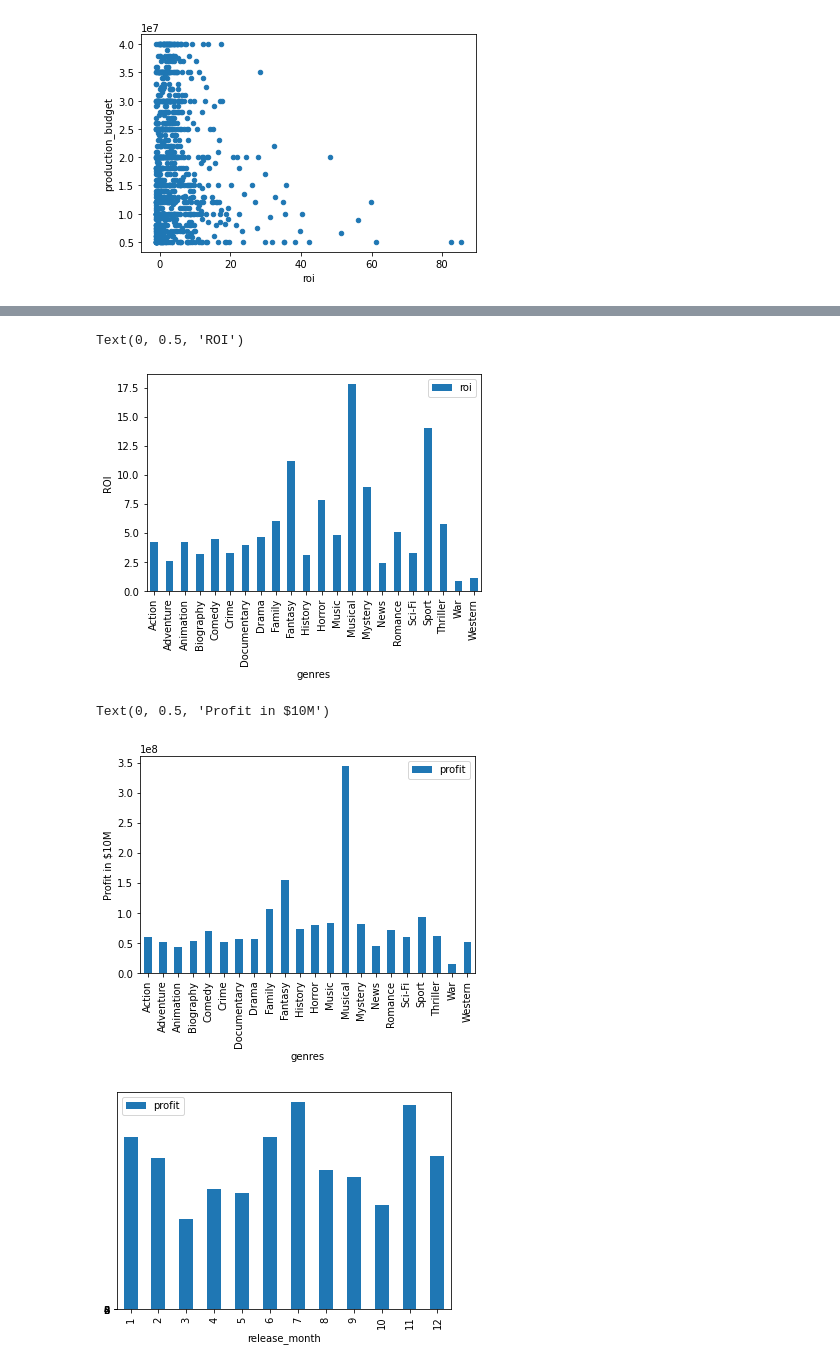
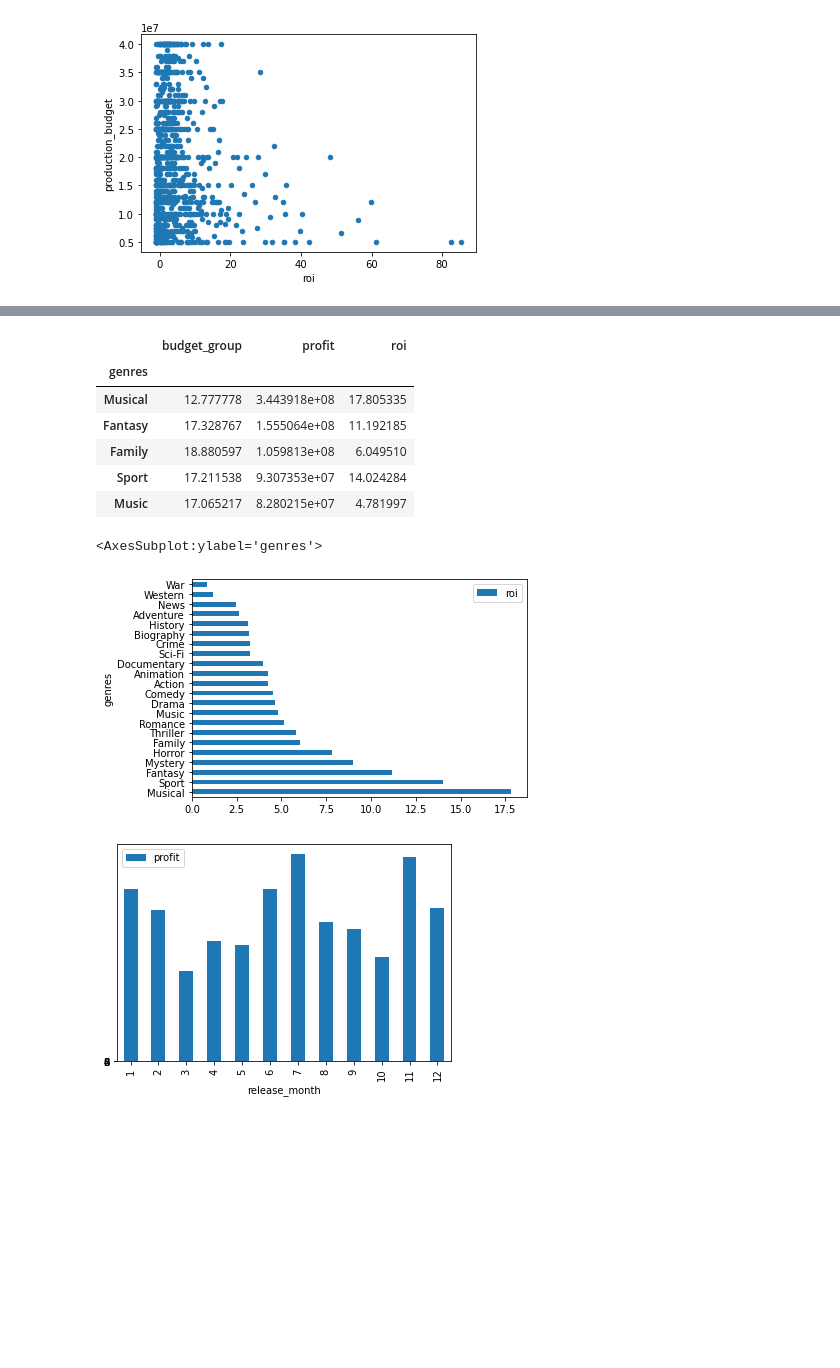
Before and after one commit to jaymhart76/phase_1_movie_data_project, a Jupyter notebook: phase_1 project.ipynb, the cells around one changed output, grey strips where cells are left out. Saved outputs shown, nothing was run; the diff lists cells and outputs as text; code cells hidden in the pictures; blank space fills up the shorter version.

```diff
--- a/phase_1 project.ipynb
+++ b/phase_1 project.ipynb
@@ -341,8 +383,10 @@ movie_budgets_w_review.head()
 | 12 Years a Slave | Oct 18, 2013 | 20000000.0 | 56671993.0 | 181025343.0 | 217697336.0 | 10.884867 | 7911 | ... |
 | 127 Hours | Nov 5, 2010 | 18000000.0 | 18335230.0 | 60217171.0 | 60552401.0 | 3.364022 | 93 | ... |
 # %%
-movie_budgets_w_review = movie_budgets_w_review[['profit', 'roi', \
-'production_budget', 'vote_average', 'release_date_x']]
+movie_budgets_w_review = (
+    movie_budgets_w_review
+    [['profit', 'roi', 'production_budget', 'vote_average', 'release_date_x']]
+)
 movie_budgets_w_review.head()
 # %% [output]
 |  | profit | roi | production_budget | vote_average | release_date_x |
@@ -405,3 +449,5 @@ movie_budgets_w_review['budget_group'] = movie_budgets_w_review\
+# %%
+def round_5(x, base = 5):
+    return int(base * round(x/base))
 # %%
-movie_budgets_w_review['budget_group'] = movie_budgets_w_review\
-['budget_group'].round(0)
+movie_budgets_w_review['budget_group'] = movie_budgets_w_review['budget_group'].apply(lambda x : round_5(x))
@@ -639,15 +759,19 @@ sns.scatterplot(data = movie_budgets_pivot, y = 'profit', x = 'budget_group')
+# %%
+genre_pivot_sorted_roi= genre_pivot.sort_values('roi', ascending=False)
+genre_pivot.head()
+# %% [output]
+|  | budget_group | profit | roi |
+| genres |  |  |  |
+| Musical | 12.777778 | 3.443918e+08 | 17.805335 |
+| Fantasy | 17.328767 | 1.555064e+08 | 11.192185 |
+| Family | 18.880597 | 1.059813e+08 | 6.049510 |
+| Sport | 17.211538 | 9.307353e+07 | 14.024284 |
+| Music | 17.065217 | 8.280215e+07 | 4.781997 |
 # %%
-genre_pivot.plot.bar( y = 'roi')
-plt.ylabel('ROI')
+genre_pivot_sorted_roi.plot.barh(y='roi')
 # %% [output]
-Text(0, 0.5, 'ROI')
+<AxesSubplot:ylabel='genres'>
-[figure, old version]
+[figure, new version]
-# %%
-genre_pivot.plot.bar( y = 'profit')
-plt.ylabel('Profit in $10M')
-# %% [output]
-Text(0, 0.5, 'Profit in $10M')
-[figure, removed]
 # %%
 movie_budget_months.plot.bar( y = 'profit')
 plt.yticks(np.arange(0,10, step = 2))
```
Also changed, not shown: parts of 50 cells of this notebook.
